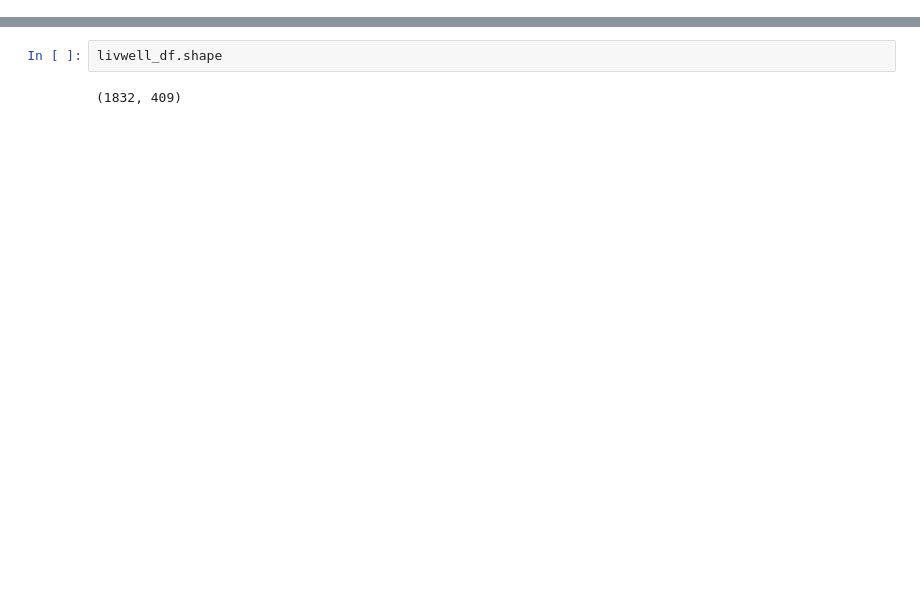
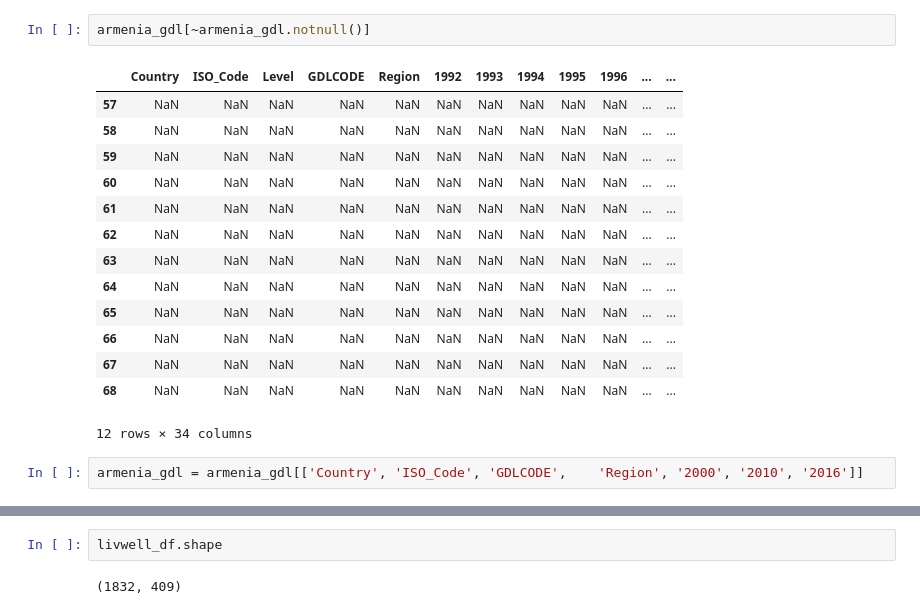
Before and after one commit to fayshaw/data_preprocessing, a Jupyter notebook: livwell.ipynb, the cells around one changed output, grey strips where cells are left out. Cells and saved outputs as stored; diff of their text form; blank space fills up the shorter version.

```diff
--- a/livwell.ipynb
+++ b/livwell.ipynb
@@ -334,0 +496,19 @@ livwell_df.notnull().sum().to_frame().T
+# %%
+armenia_gdl[~armenia_gdl.notnull()]
+# %% [output]
+|  | Country | ISO_Code | Level | GDLCODE | Region | 1992 | 1993 | 1994 | 1995 | 1996 | ... | ... |
+| 57 | NaN | NaN | NaN | NaN | NaN | NaN | NaN | NaN | NaN | NaN | ... | ... |
+| 58 | NaN | NaN | NaN | NaN | NaN | NaN | NaN | NaN | NaN | NaN | ... | ... |
+| 59 | NaN | NaN | NaN | NaN | NaN | NaN | NaN | NaN | NaN | NaN | ... | ... |
+| 60 | NaN | NaN | NaN | NaN | NaN | NaN | NaN | NaN | NaN | NaN | ... | ... |
+| 61 | NaN | NaN | NaN | NaN | NaN | NaN | NaN | NaN | NaN | NaN | ... | ... |
+| 62 | NaN | NaN | NaN | NaN | NaN | NaN | NaN | NaN | NaN | NaN | ... | ... |
+| 63 | NaN | NaN | NaN | NaN | NaN | NaN | NaN | NaN | NaN | NaN | ... | ... |
+| 64 | NaN | NaN | NaN | NaN | NaN | NaN | NaN | NaN | NaN | NaN | ... | ... |
+| 65 | NaN | NaN | NaN | NaN | NaN | NaN | NaN | NaN | NaN | NaN | ... | ... |
+| 66 | NaN | NaN | NaN | NaN | NaN | NaN | NaN | NaN | NaN | NaN | ... | ... |
+| 67 | NaN | NaN | NaN | NaN | NaN | NaN | NaN | NaN | NaN | NaN | ... | ... |
+| 68 | NaN | NaN | NaN | NaN | NaN | NaN | NaN | NaN | NaN | NaN | ... | ... |
+12 rows × 34 columns
+# %%
+armenia_gdl = armenia_gdl[['Country', 'ISO_Code', 'GDLCODE',	'Region', '2000', '2010', '2016']]
```
Also changed, not shown: parts of 119 cells of this notebook.
